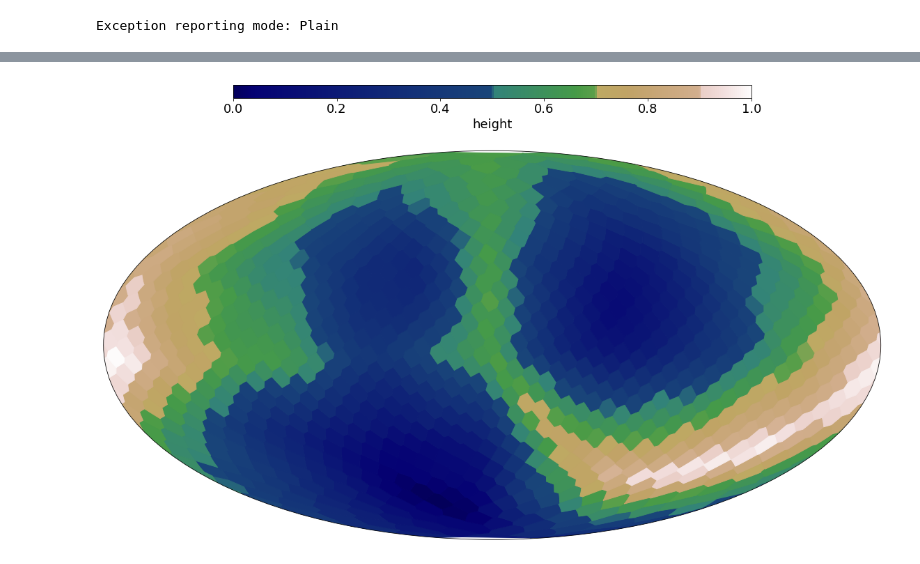
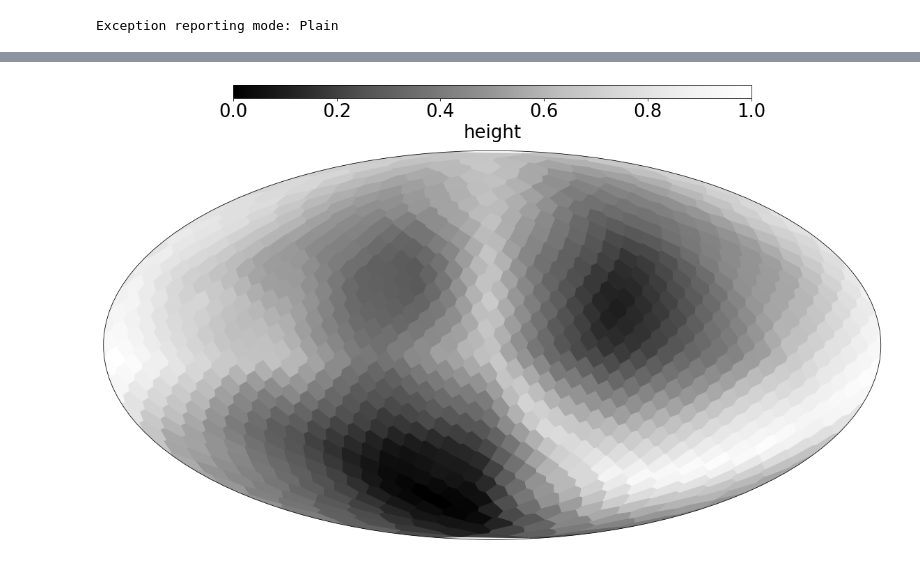
Before and after one commit to SwederB/BEP-Exocartography, a Jupyter notebook: Code_Timo/Map_generation.ipynb, the cells around one changed output, grey strips where cells are left out. Saved outputs shown, nothing was run; the diff lists cells and outputs as text; code cells hidden in the pictures.

```diff
--- a/Code_Timo/Map_generation.ipynb
+++ b/Code_Timo/Map_generation.ipynb
@@ -95,7 +95,7 @@ Exception reporting mode: Plain
 '''
 initialize sphere and final altitudes vector
 '''
-numpoints = 10001
+numpoints = 1001
 plot_facets_vor = np.load('plot_facets_n'+str(numpoints)+'.npy',allow_pickle=',')
 voronoi_grid = np.loadtxt('voronoi_grid_n'+str(numpoints),delimiter=',') #phi, theta, area
 phi, theta, area = voronoi_grid[:,0], voronoi_grid[:,1], voronoi_grid[:,2]
@@ -104,10 +104,7 @@ y = np.sin(phi)*np.sin(theta)
 z = np.cos(theta)
 sphere = np.stack((x, y, z),axis=1)
 
-alts = np.zeros(len(sphere[:,0]))
-albedo_map = np.zeros(len(sphere[:,0]))
+albedo_map = np.zeros((len(sphere[:,0])))
 albedo_colors = np.zeros((len(sphere[:,0]),4))
-
-albedo_map_comp = albedo_map.copy()
 # %%
 %%time
@@ -132,8 +136,8 @@ Wall time: 1min
 calculate albedomap
 '''
 alts = alts-np.mean(alts)
-max_alt = max(alts)
-min_alt = min(alts)
+max_alt = np.amax(alts)
+min_alt = np.amin(alts)
 norm_alts = (alts-min_alt)/(max_alt-min_alt)
 
 snowheight = 0.8
@@ -149,7 +153,7 @@ y4 = gist_earth(np.linspace(0.93,1,int(N/2*(1-snowheight)))) #snow colors
 y = np.vstack((y1,y2,y3,y4))
 cmap = LinearSegmentedColormap.from_list('custom earth', y, N=256)
 
-albedos = np.array([0.06,0.15,0.4,0.8])
+albedos = np.array([0.06,0.15,0.4,0.8]) # albedos of water, vegetation, sand desert and snow in lambertian reflection, lomsee and water reflection
 for i in range(len(sphere[:,0])):
     if alts[i] >= snowheight*max_alt:
         albedo_map[i] = albedos[3] #snow
@@ -163,6 +167,6 @@ for i in range(len(sphere[:,0])):
     elif (alts[i] >= 0.0 and alts[i]<soilheight*max_alt):
         albedo_map[i] = albedos[1] #forest
         albedo_colors[i] = gist_earth(0.4)
-filename = 'albedos/albedo_map1_n' + str(numpoints) +'.txt'
+filename = 'albedos/albedo_map'+ str(seed_no) +'_n' + str(numpoints) +'.txt'
 os.makedirs(os.path.dirname(filename), exist_ok=True)
 np.savetxt(filename,albedo_map,delimiter=',')
@@ -185,33 +173,34 @@ print(facet_sph)
 # %%
 %%time
-# Mollweide plot of the heights (fast?)
-mpl.rcParams.update({'font.size': 18})
+# Mollweide plot of the heights
+mpl.rcParams.update({'font.size': 26})
 
 fig = plt.figure(figsize = [20,20])
 ax = fig.add_subplot(111,projection='mollweide')
 
+cmap = mpl.cm.get_cmap('Greys_r',4000)
 norm = mpl.colors.Normalize(vmin=0, vmax=1)
 cmapplot = mpl.cm.ScalarMappable(norm = norm, cmap = cmap)
 cmapplot.set_array([])
 cb = fig.colorbar(cmapplot, ax=ax, orientation='horizontal', label='height',shrink=1/1.5, aspect=40,pad=-0.6)
 
 
 # plot the facets
 ax.add_collection(PolyCollection(plot_facets_vor,array=norm_alts,cmap=cmap,edgecolor='face')) #plot majority of facets
 i=0
 for facet_sph in plot_facets_vor: #deal with the facets over the edges by plotting them again with phi+-2pi
     c = cmap(norm_alts[i])
     if np.any(facet_sph[:,0]>np.pi):
         ax.add_patch(patches.Polygon(np.stack((facet_sph[:,0]-2*np.pi,facet_sph[:,1]),axis=1), fill = True, color = c))
     elif np.any(facet_sph[:,0]<-np.pi):
         ax.add_patch(patches.Polygon(np.stack((facet_sph[:,0]+2*np.pi,facet_sph[:,1]),axis=1), fill = True, color = c))
     i+=1
 
 ax.set_xticklabels([])
 ax.set_yticklabels([])
-filename = 'heightplots/heights_seed1n'+str(numpoints)+'.png'
+filename = 'heightplots/heights_seed'+ str(seed_no) +'n'+str(numpoints)+'.png'
 os.makedirs(os.path.dirname(filename), exist_ok=True)
 plt.savefig(filename,dpi=100, bbox_inches='tight')
 plt.show()
 # %% [output]
-[figure, old version]
+[figure, new version]
```
Also changed, not shown: parts of 7 cells of this notebook, 3 other files.
